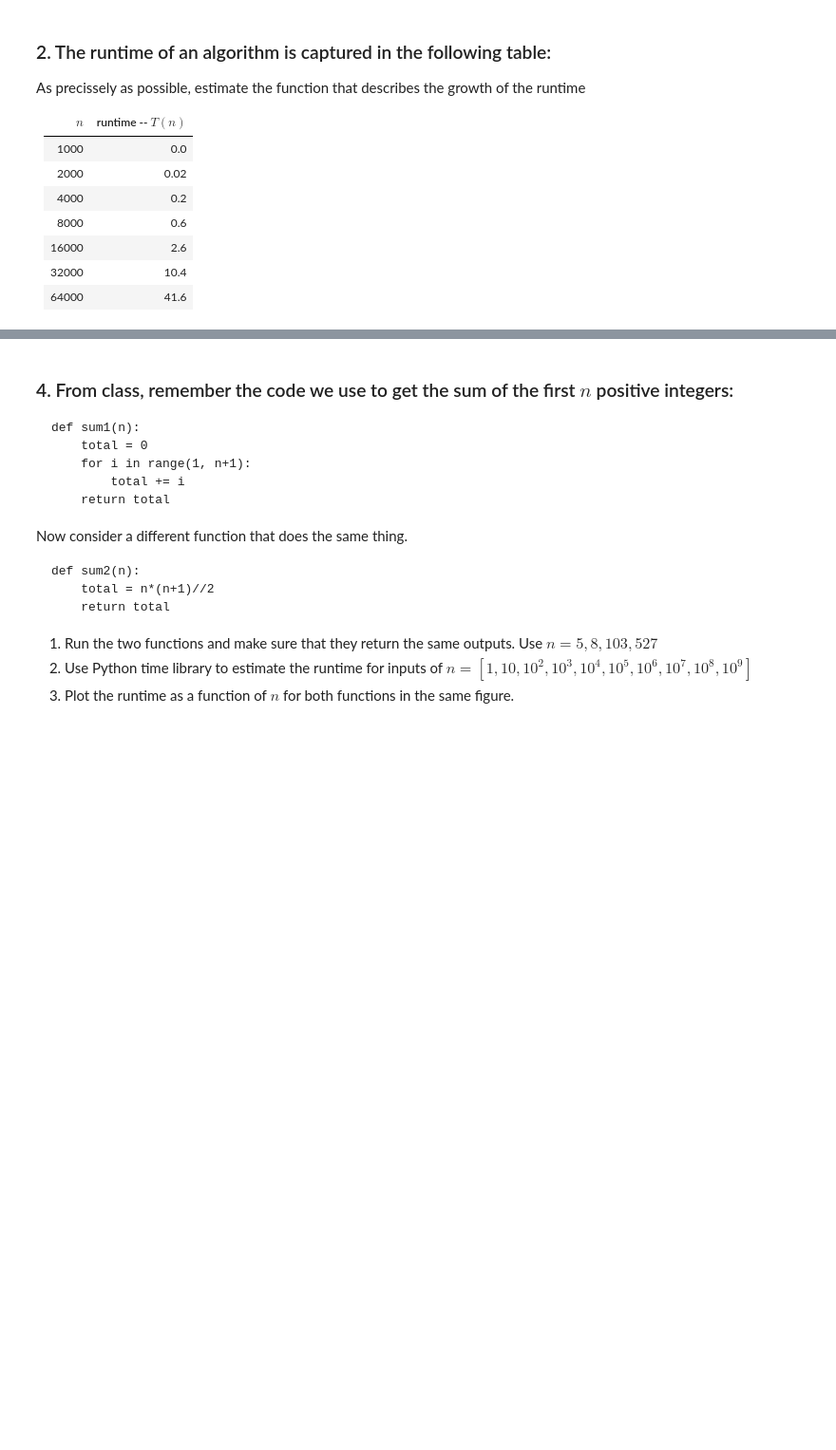
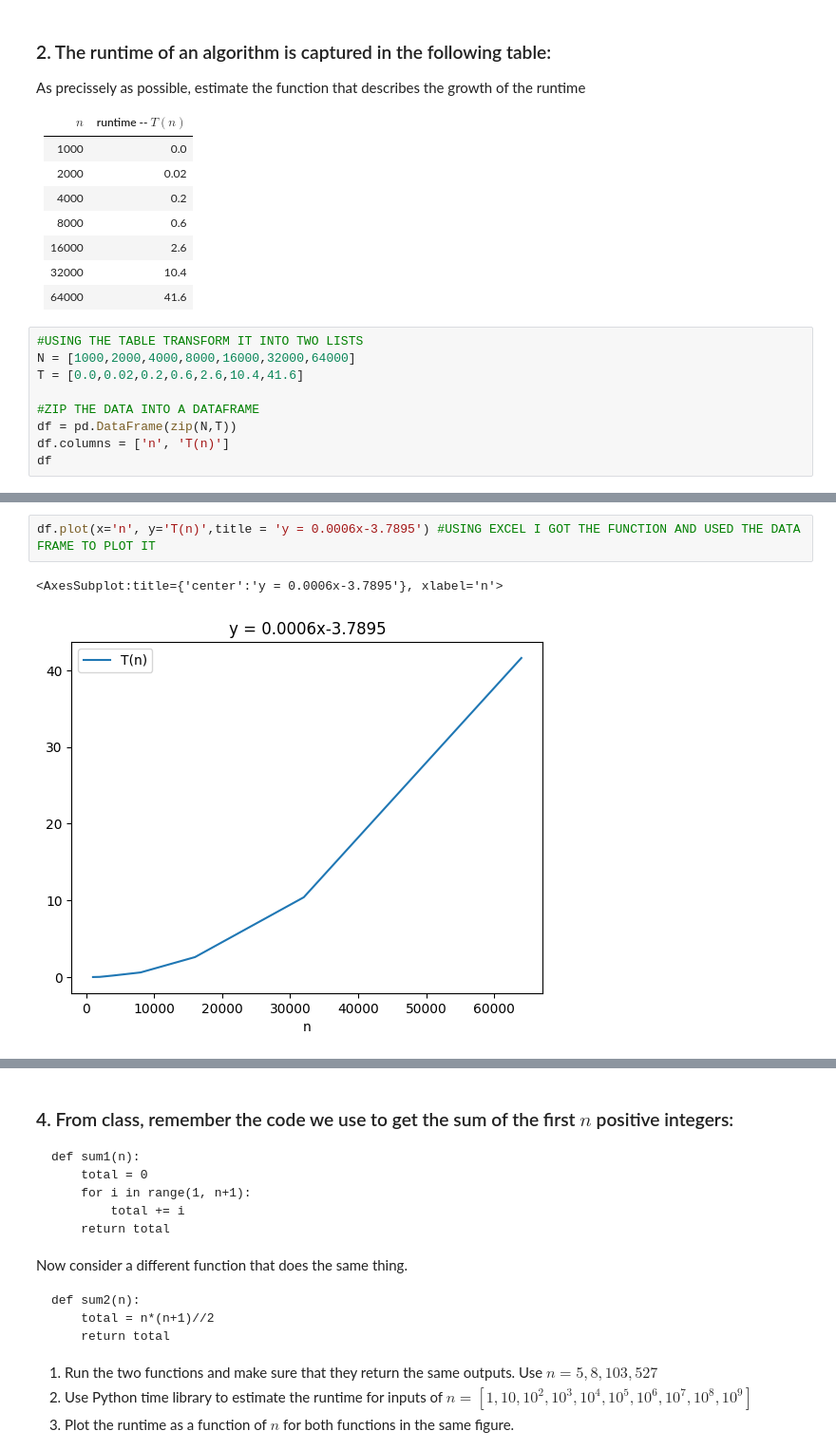
Before and after one commit to juanfranciscocis/Data-Structures, a Jupyter notebook: homework_1/hw1.ipynb, the cells around one changed output, grey strips where cells are left out. Shown at 95% size. Drawn from its saved outputs; the diff is of its cells as text; blank space fills up the shorter version.

```diff
--- a/homework_1/hw1.ipynb
+++ b/homework_1/hw1.ipynb
@@ -38,3 +37,12 @@ As precissely as possible, estimate the function that describes the growth of th
 |16000|2.6|
 |32000|10.4|
 |64000|41.6|
+# %%
+#USING THE TABLE TRANSFORM IT INTO TWO LISTS
+N = [1000,2000,4000,8000,16000,32000,64000]
+T = [0.0,0.02,0.2,0.6,2.6,10.4,41.6]
+
+#ZIP THE DATA INTO A DATAFRAME
+df = pd.DataFrame(zip(N,T))
+df.columns = ['n', 'T(n)']
+df
@@ -41,3 +58,8 @@ As precissely as possible, estimate the function that describes the growth of th
+# %%
+df.plot(x='n', y='T(n)',title = 'y = 0.0006x-3.7895') #USING EXCEL I GOT THE FUNCTION AND USED THE DATA FRAME TO PLOT IT
+# %% [output]
+<AxesSubplot:title={'center':'y = 0.0006x-3.7895'}, xlabel='n'>
+[figure, added]
 # %% [markdown]
 ### 3. By estimating the number of operations as a function of $n$, estimate the complexity of the following function
 
```
Also changed, not shown: parts of 16 cells of this notebook.
